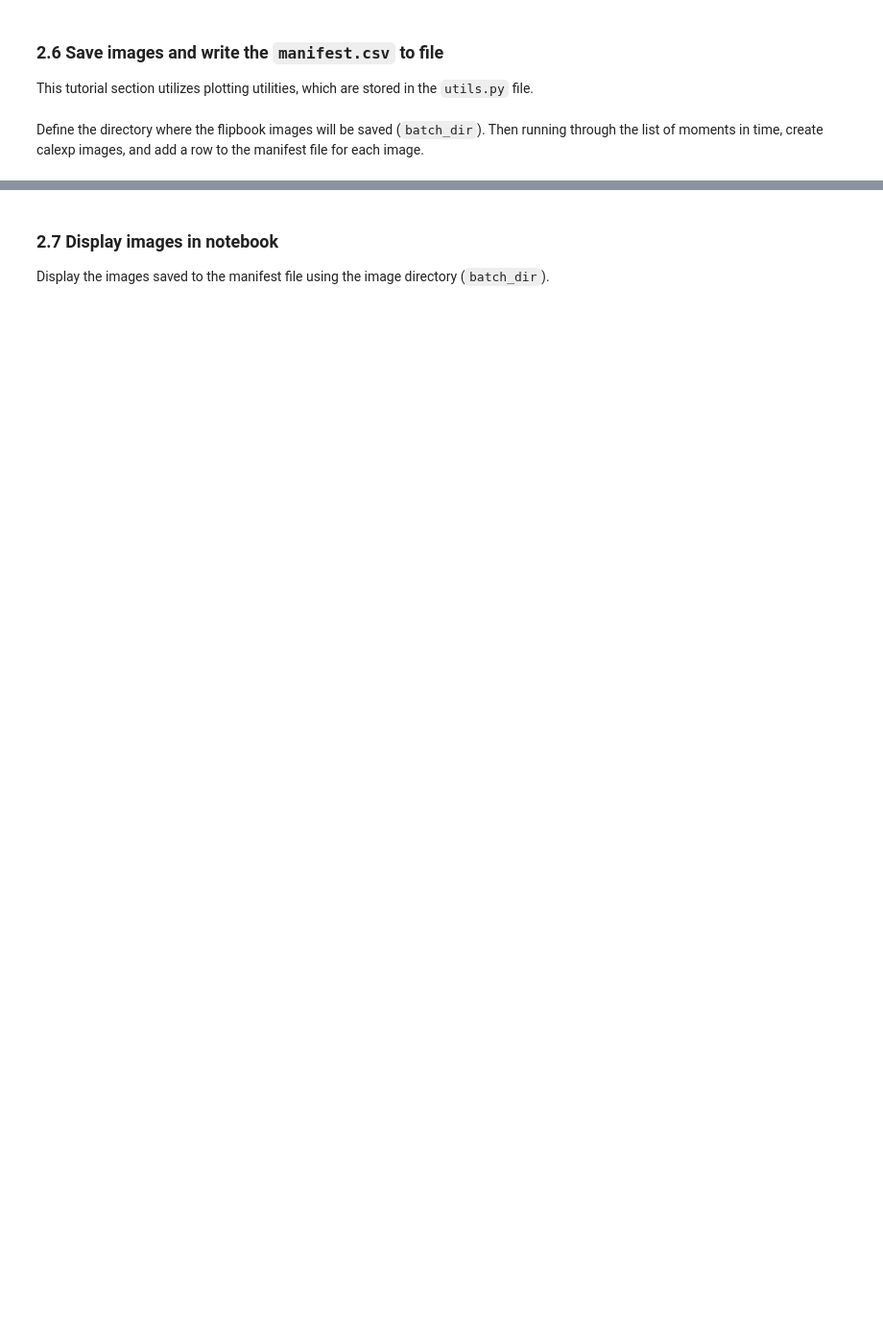
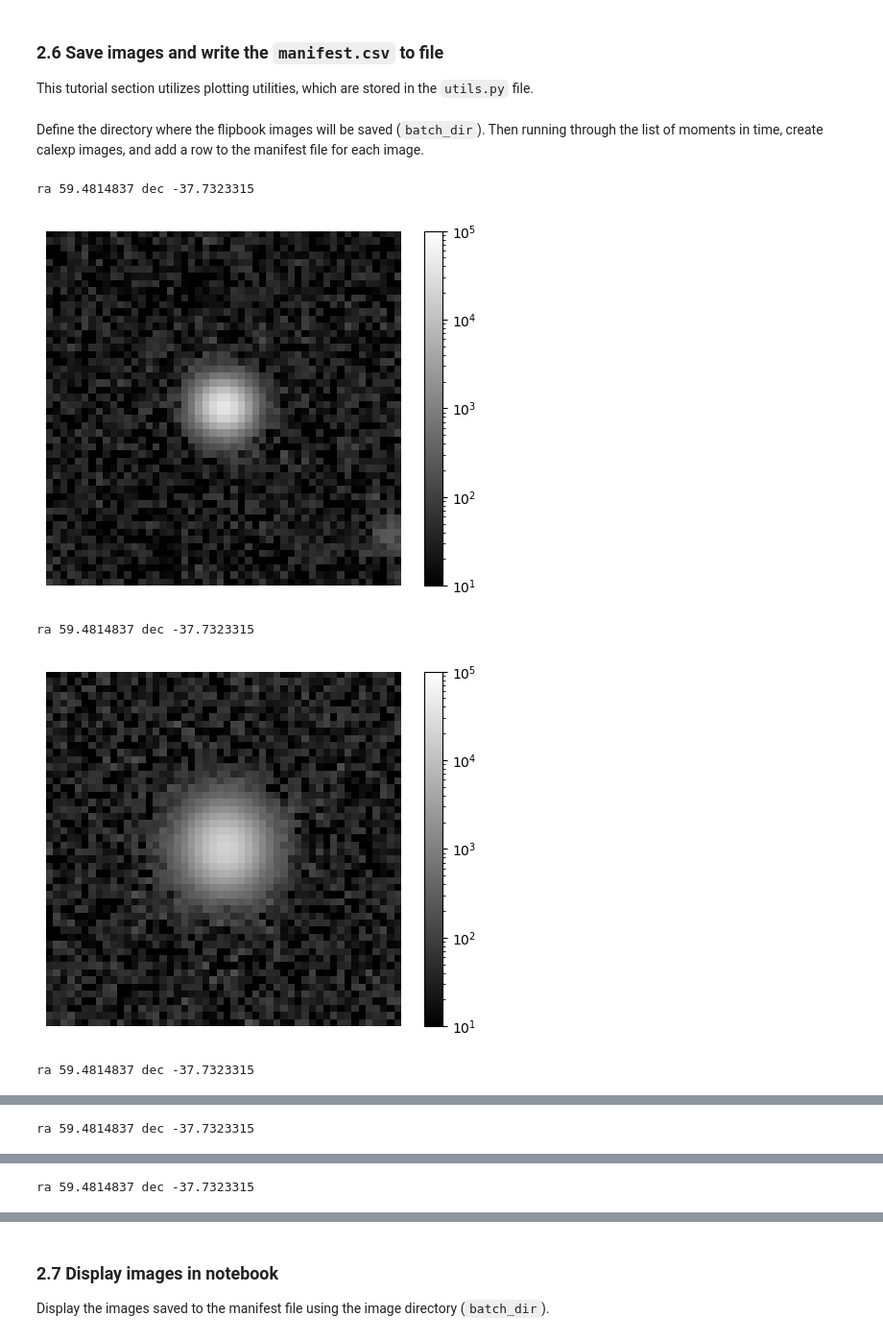
Before and after one commit to lsst-epo/citizen-science-notebooks, a Jupyter notebook: 02_Send_Flipbook_Variable_Stars_Imaging.ipynb, the cells around one changed output, grey strips where cells are left out. Shown: that part at 96% size. Saved outputs shown, nothing was run; the diff lists cells and outputs as text; code cells hidden in the pictures; blank space fills up the shorter version.

```diff
--- a/02_Send_Flipbook_Variable_Stars_Imaging.ipynb
+++ b/02_Send_Flipbook_Variable_Stars_Imaging.ipynb
@@ -238,32 +386,38 @@ Define the directory where the flipbook images will be saved (`batch_dir`). Then
 # %%
 batch_dir = './variable_stars_output/'
 figout_data = {"sourceId": diaobjectid}
 cutouts = []
 
 for i, idx in enumerate(idx_select):
     star_ra = sorted_sources['ra'][idx]
     star_dec = sorted_sources['decl'][idx]
     star_visitid = sorted_sources['visitId'][idx]
     star_detector = sorted_sources['detector'][idx]
     star_id = sorted_sources['diaObjectId'][idx]
     star_ccdid = sorted_sources['ccdVisitId'][idx]
     calexp_image = utils.cutout_calexp(butler,
                                        star_ra,
                                        star_dec,
                                        star_visitid,
                                        star_detector,
                                        50)
     figout = utils.make_calexp_fig(calexp_image,
-                                   batch_dir + "/images/" +
+                                   batch_dir + #"/images/" +
                                    str(star_id) + "_" +
                                    str(star_ccdid) + ".png")
     plt.show()
     del figout
     figout_data['location:image_'+str(i)] = str(star_id) + \
         "_" + str(star_ccdid) + ".png"
     figout_data['diaObjectId:image_'+str(i)] = str(star_id)
     figout_data['filename'] = str(star_id) + "_" + str(star_ccdid) + ".png"
 
 df_manifest = pd.DataFrame(data=figout_data, index=[0])
-outfile = batch_dir + "images/manifest.csv"
+outfile = batch_dir + "manifest.csv"
 df_manifest.to_csv(outfile, index=False, sep=',')
+# %% [output]
+ra 59.4814837 dec -37.7323315
+[figure, added]
+ra 59.4814837 dec -37.7323315
+[figure, added]
+ra 59.4814837 dec -37.7323315
@@ -269,0 +425 @@ df_manifest.to_csv(outfile, index=False, sep=',')
+ra 59.4814837 dec -37.7323315
@@ -269,0 +427 @@ df_manifest.to_csv(outfile, index=False, sep=',')
+ra 59.4814837 dec -37.7323315
```
Also changed, not shown: parts of 14 cells of this notebook.
